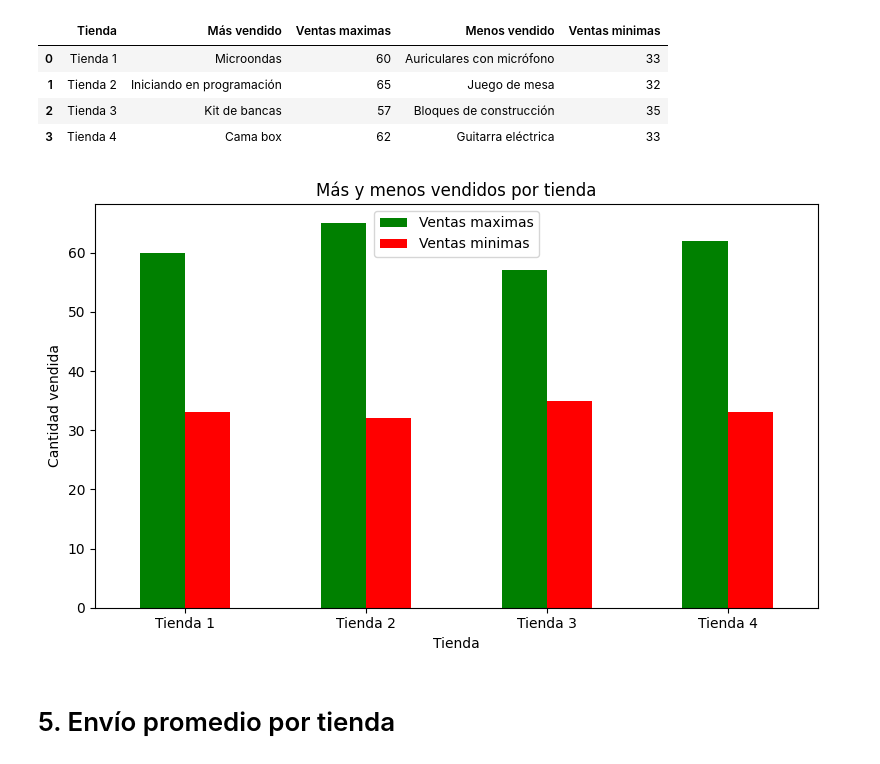
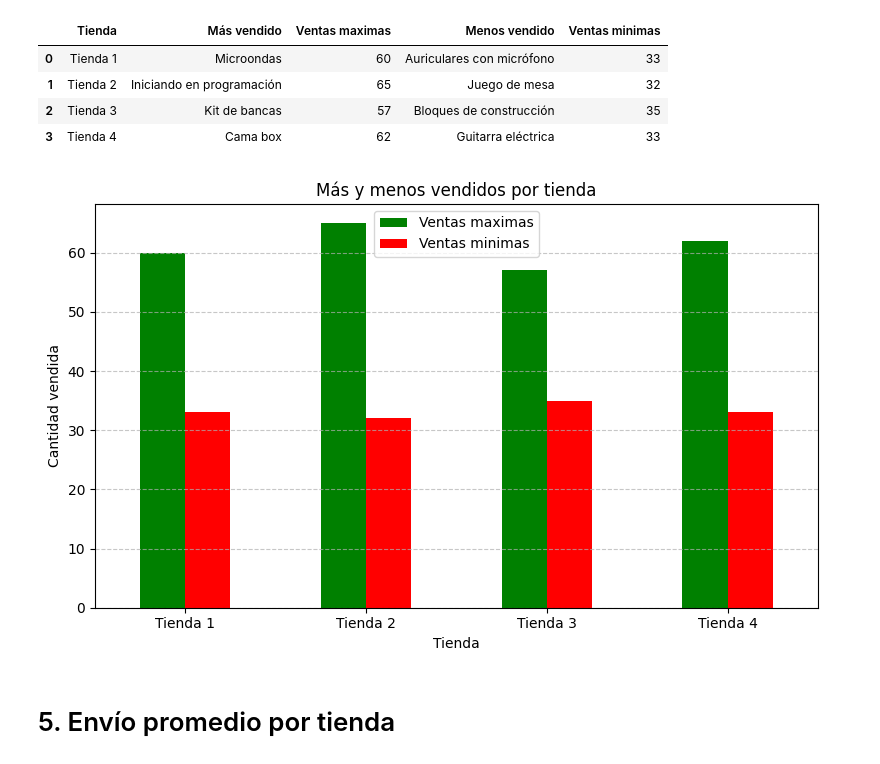
Before and after one commit to Jhon-theone/challenge1-data-science-latam, a Jupyter notebook: AluraStoreLatam.ipynb, the cells around one changed output. Cells and saved outputs as stored; diff of their text form; code cells hidden in the pictures.

```diff
--- a/AluraStoreLatam.ipynb
+++ b/AluraStoreLatam.ipynb
@@ -174,19 +174,20 @@ df_resumen
 # %%
 import matplotlib.pyplot as plt
 # %%
-df_resumen.plot(
-    x='Tienda',
+ax = df_resumen.plot(
+    x= 'Tienda',
     kind='bar',
     figsize=(8,5),
     color=['green', 'red'],
     title='Más y menos vendidos por tienda'
 )
 
 plt.ylabel('Cantidad vendida')
 plt.xticks(rotation=0)
+plt.grid(True, axis='y', linestyle='--', alpha=0.7)
 plt.tight_layout()
 plt.show()
 # %% [output]
-[figure, old version]
+[figure, new version]
 # %% [markdown]
 # 5. Envío promedio por tienda
```
Also changed, not shown: parts of 5 cells of this notebook.
